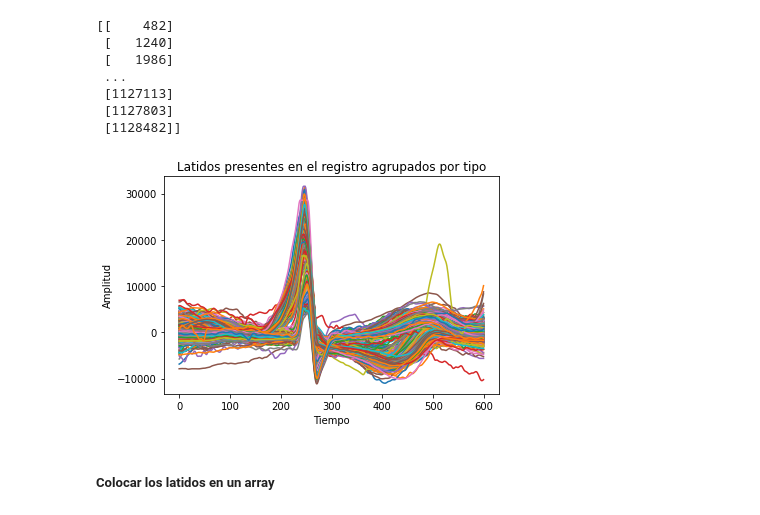
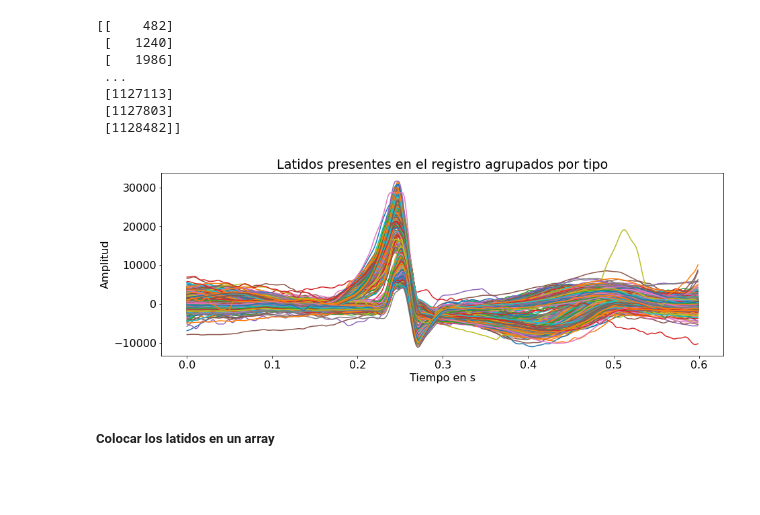
Before and after one commit to Mathilde-lelephant/Mathilde-d-Hebrail-PDS-repo, a Jupyter notebook: notebook8.ipynb, the cells around one changed output. Saved outputs shown, nothing was run; the diff lists cells and outputs as text; code cells hidden in the pictures; blank space fills up the shorter version.

```diff
--- a/notebook8.ipynb
+++ b/notebook8.ipynb
@@ -106,23 +115,23 @@ print(mat_struct['qrs_detections'])
 # %%
 array = []
 
 plt.figure()
 for i in range(len(cut_points) - 1):
     segment_start = int(cut_points[i]-250)
     segment_end = int(cut_points[i]+350)
     segment_signal = data[segment_start:segment_end]
     segment_signal = segment_signal - np.mean(segment_signal)
     #segment_signal = normalize(segment_signal)
     array.append(segment_signal)
 
-    plt.plot(segment_signal)
+    plt.plot(tt[:600], segment_signal)
     plt.title("Latidos presentes en el registro agrupados por tipo")
-    plt.xlabel("Tiempo")
+    plt.xlabel("Tiempo en s")
     plt.ylabel("Amplitud")
 
 plt.show()
 # %% [output]
-[figure, old version]
+[figure, new version]
 # %% [markdown]
 ##### Colocar los latidos en un array
 # %%
```
Also changed, not shown: parts of 12 cells of this notebook, 1 other file.
